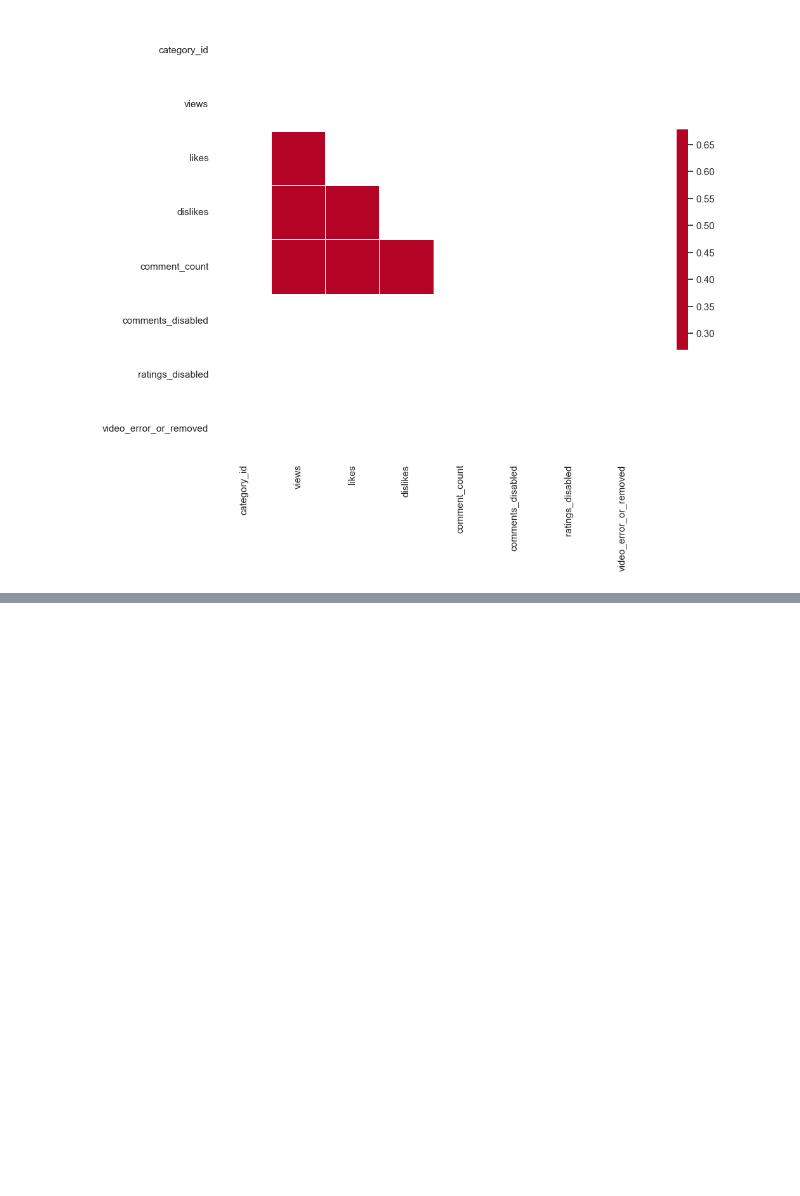
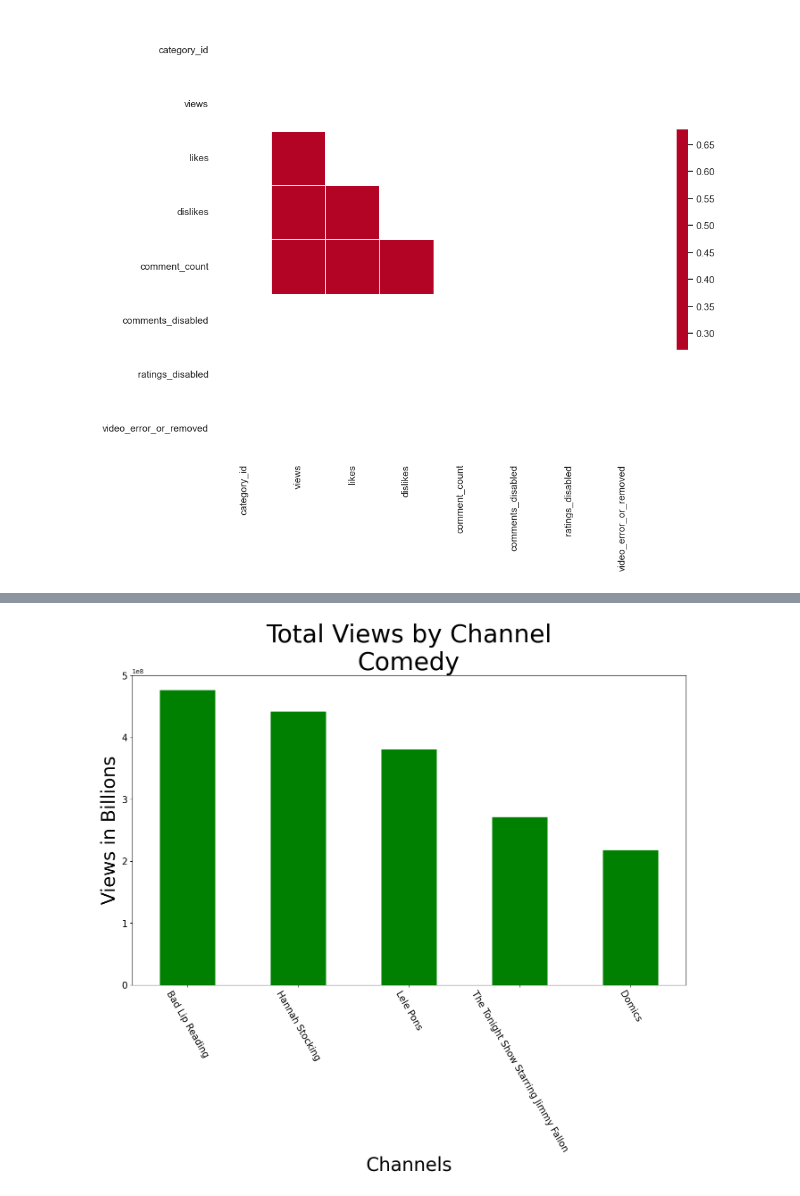
Before and after one commit to mrichburg/dai5_EDA_case_study, a Jupyter notebook: notebooks/work.ipynb, the cells around one changed output, grey strips where cells are left out. Drawn from its saved outputs; the diff is of its cells as text; code cells hidden in the pictures; blank space fills up the shorter version.

```diff
--- a/notebooks/work.ipynb
+++ b/notebooks/work.ipynb
@@ -149,0 +181,14 @@ heatmap = sns.heatmap(corr, mask=mask, cmap='coolwarm', vmax=.3, center=0,
+# %%
+comedy = final_df[final_df['Cat_Title'] == 'Comedy']
+
+top_five_comedy = comedy.groupby('channel_title')['views'].sum().nlargest(5)
+# %%
+fig, axs = plt.subplots(figsize=(16,9))
+top_five_comedy.plot(kind='bar', color='g')
+plt.title('Total Views by Channel\nComedy', fontsize=40)
+plt.ylabel('Views in Billions', fontsize=30)
+plt.xlabel('Channels', fontsize=30)
+plt.xticks(rotation = 300, fontsize=15)
+plt.yticks(fontsize=15);
+# %% [output]
+[figure, added]
```
Also changed, not shown: parts of 7 cells of this notebook.
